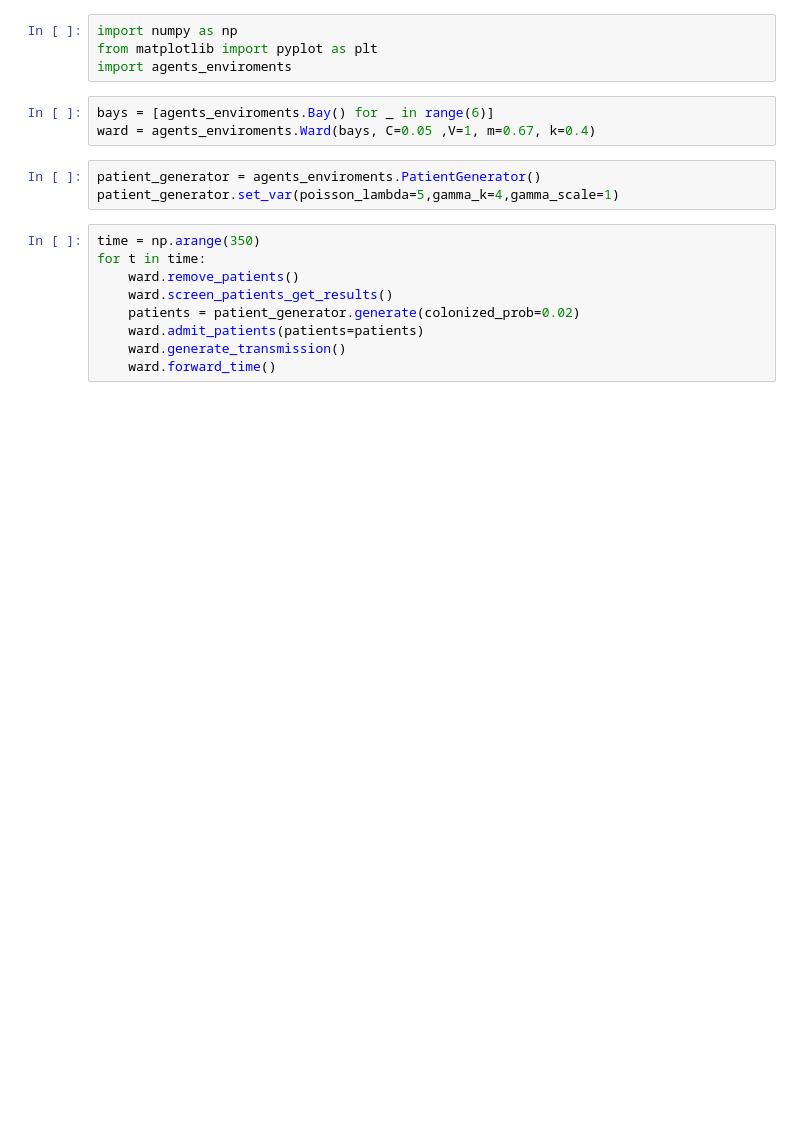
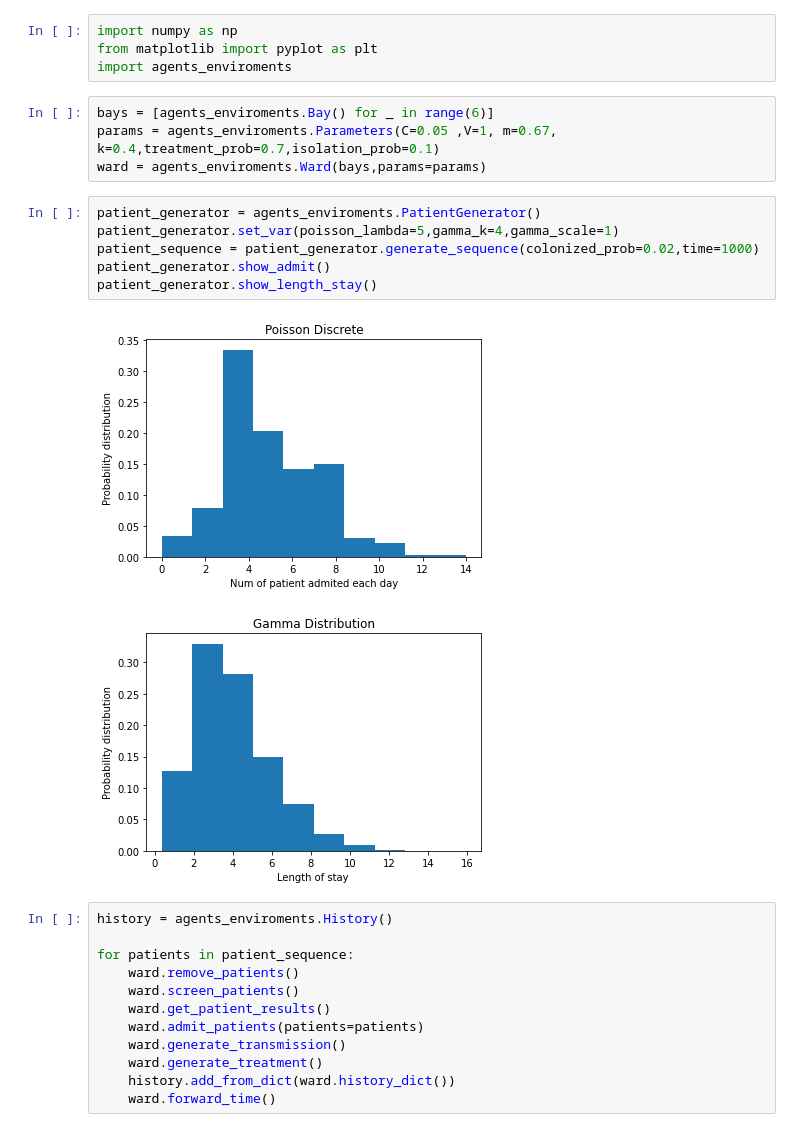
Before and after one commit to ibpme/hostpital-infections, a Jupyter notebook: runner.ipynb, the cells around one changed output. Drawn from its saved outputs; the diff is of its cells as text; blank space fills up the shorter version.

Commit message:
change history manager

```diff
--- a/runner.ipynb
+++ b/runner.ipynb
@@ -4,16 +4,26 @@ from matplotlib import pyplot as plt
 import agents_enviroments
 # %%
 bays = [agents_enviroments.Bay() for _ in range(6)]
-ward = agents_enviroments.Ward(bays, C=0.05 ,V=1, m=0.67, k=0.4)
+params = agents_enviroments.Parameters(C=0.05 ,V=1, m=0.67, k=0.4,treatment_prob=0.7,isolation_prob=0.1)
+ward = agents_enviroments.Ward(bays,params=params)
 # %%
 patient_generator = agents_enviroments.PatientGenerator()
 patient_generator.set_var(poisson_lambda=5,gamma_k=4,gamma_scale=1)
+patient_sequence = patient_generator.generate_sequence(colonized_prob=0.02,time=1000)
+patient_generator.show_admit()
+patient_generator.show_length_stay()
+# %% [output]
+[figure, added]
+[figure, added]
 # %%
-time = np.arange(350)
-for t in time:
+history = agents_enviroments.History()
+
+for patients in patient_sequence:
     ward.remove_patients()
-    ward.screen_patients_get_results()
-    patients = patient_generator.generate(colonized_prob=0.02)
+    ward.screen_patients()
+    ward.get_patient_results()
     ward.admit_patients(patients=patients)
     ward.generate_transmission()
+    ward.generate_treatment()
+    history.add_from_dict(ward.history_dict())
     ward.forward_time()
```
Also changed, not shown: parts of 2 cells of this notebook, 7 other files.
